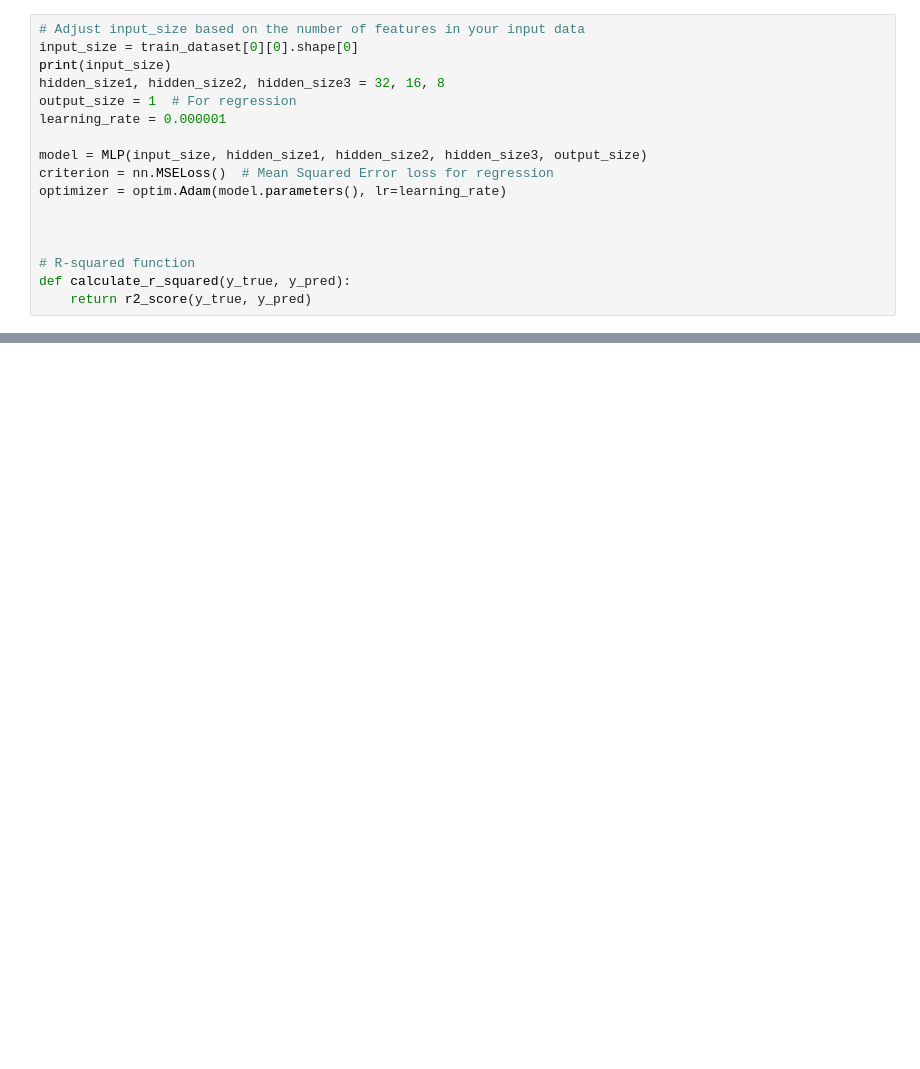
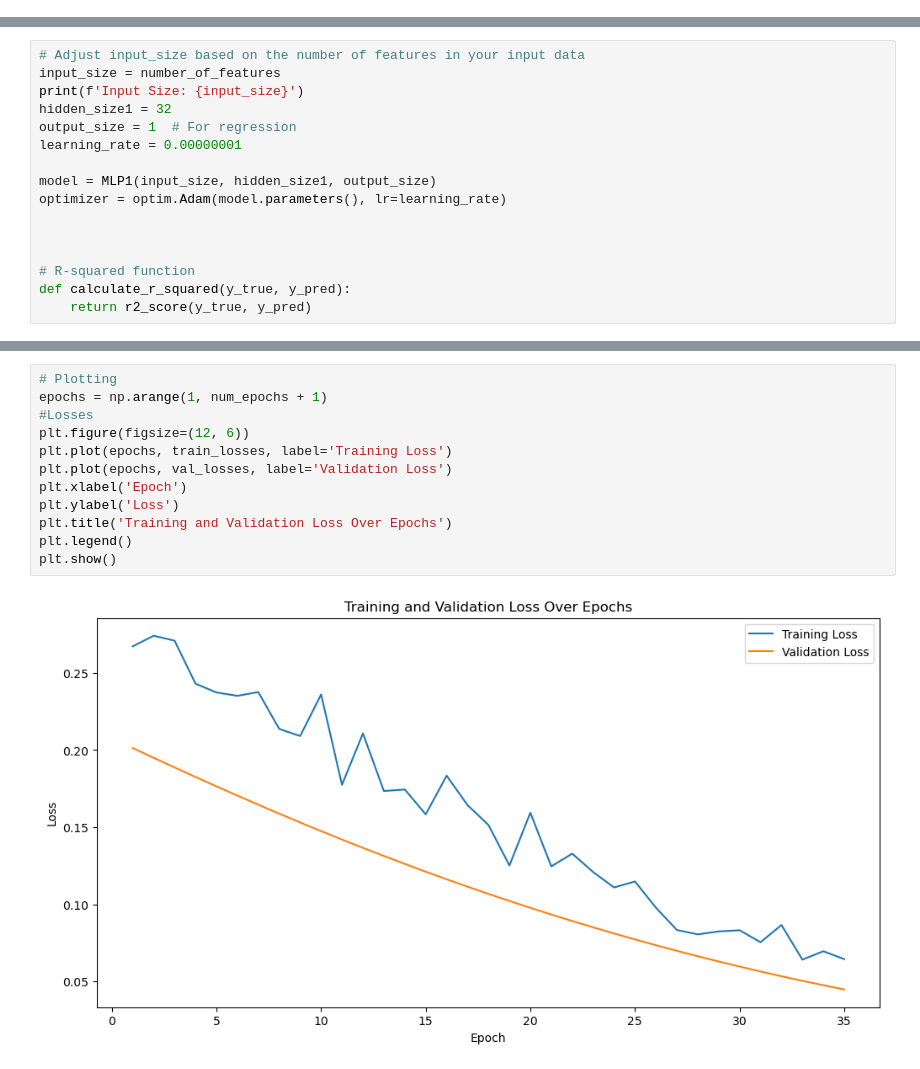
Before and after one commit to rmtenny/AML_Project, a Jupyter notebook: MLP.ipynb, the cells around one changed output, grey strips where cells are left out. Saved outputs shown, nothing was run; the diff lists cells and outputs as text; blank space fills up the shorter version.

```diff
--- a/MLP.ipynb
+++ b/MLP.ipynb
@@ -91,17 +0,0 @@ class MLP(nn.Module):
-# %%
-# Adjust input_size based on the number of features in your input data
-input_size = train_dataset[0][0].shape[0]
-print(input_size)
-hidden_size1, hidden_size2, hidden_size3 = 32, 16, 8
-output_size = 1  # For regression
-learning_rate = 0.000001
-
-model = MLP(input_size, hidden_size1, hidden_size2, hidden_size3, output_size)
-criterion = nn.MSELoss()  # Mean Squared Error loss for regression
-optimizer = optim.Adam(model.parameters(), lr=learning_rate)
-
-
-
-# R-squared function
-def calculate_r_squared(y_true, y_pred):
-    return r2_score(y_true, y_pred)
@@ -229,0 +102,16 @@ all_predictions
+# %%
+# Adjust input_size based on the number of features in your input data
+input_size = number_of_features
+print(f'Input Size: {input_size}')
+hidden_size1 = 32
+output_size = 1  # For regression
+learning_rate = 0.00000001
+
+model = MLP1(input_size, hidden_size1, output_size)
+optimizer = optim.Adam(model.parameters(), lr=learning_rate)
+
+
+
+# R-squared function
+def calculate_r_squared(y_true, y_pred):
+    return r2_score(y_true, y_pred)
@@ -229,0 +180,14 @@ all_predictions
+# %%
+# Plotting
+epochs = np.arange(1, num_epochs + 1)
+#Losses
+plt.figure(figsize=(12, 6))
+plt.plot(epochs, train_losses, label='Training Loss')
+plt.plot(epochs, val_losses, label='Validation Loss')
+plt.xlabel('Epoch')
+plt.ylabel('Loss')
+plt.title('Training and Validation Loss Over Epochs')
+plt.legend()
+plt.show()
+# %% [output]
+[figure, added]
```
Also changed, not shown: parts of 47 cells of this notebook.
